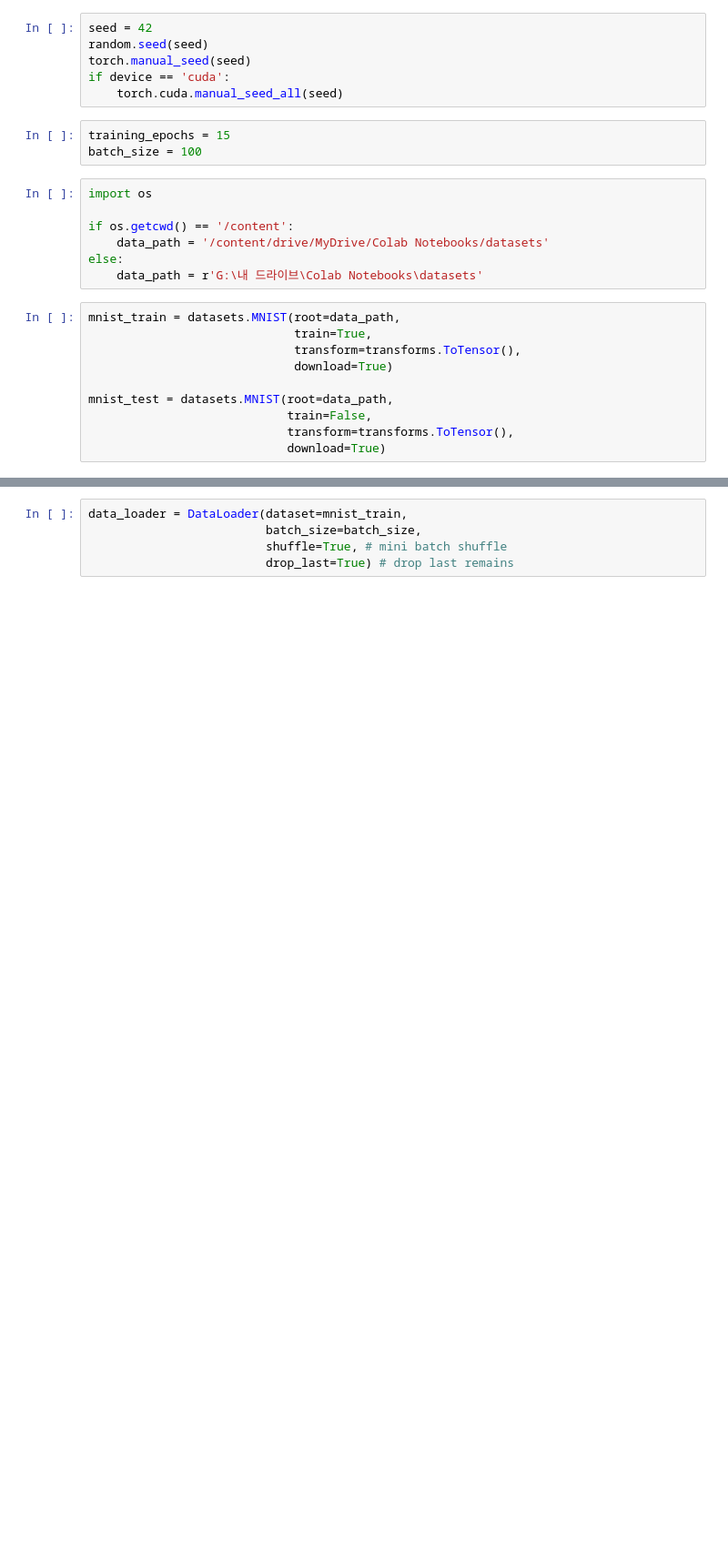
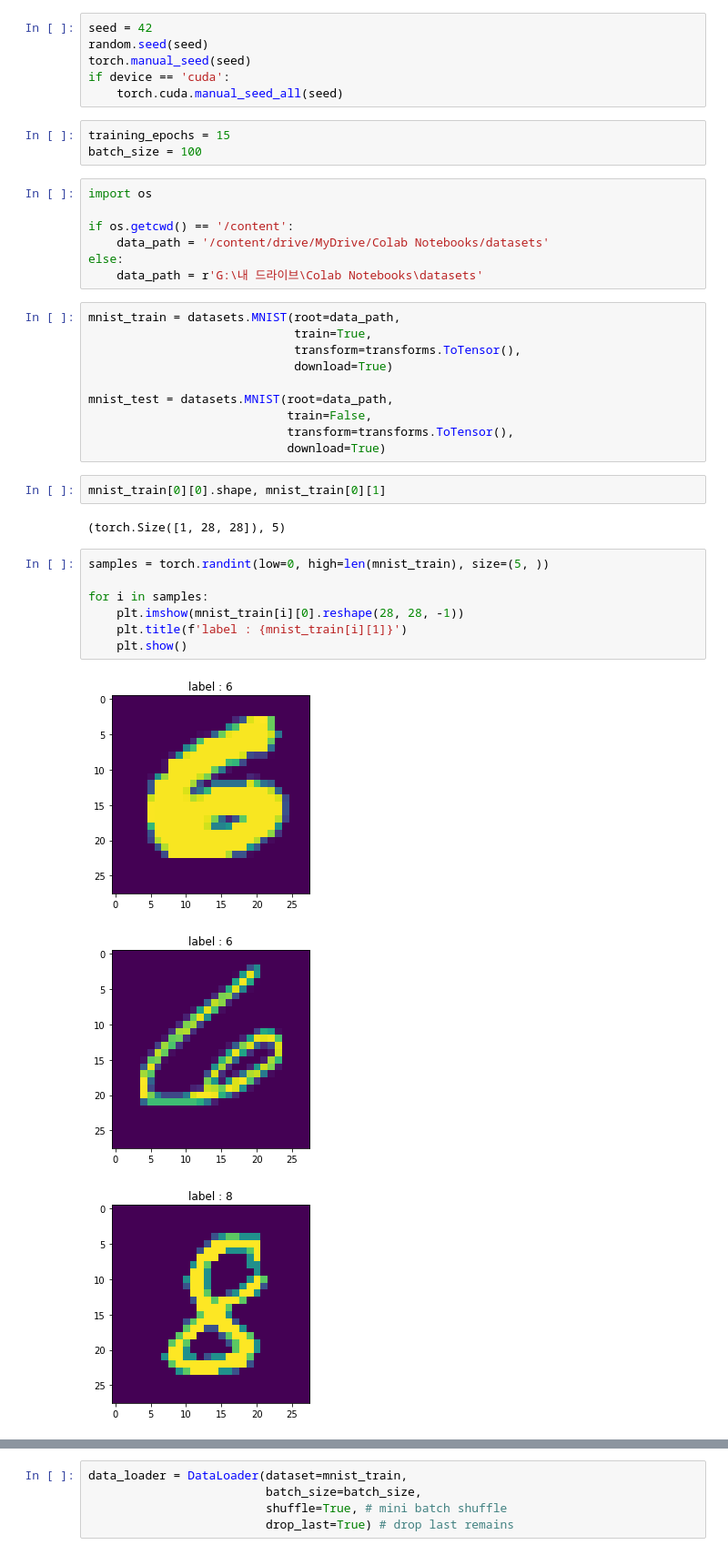
Before and after one commit to uberphoebus/study, a Jupyter notebook: pytorch-basic/pytorch-deeplearning-intro-wikidocs/05. softmax-regression.ipynb, the cells around one changed output, grey strips where cells are left out. Shown at 91% size. Drawn from its saved outputs; the diff is of its cells as text; blank space fills up the shorter version.

```diff
--- a/pytorch-basic/pytorch-deeplearning-intro-wikidocs/05. softmax-regression.ipynb
+++ b/pytorch-basic/pytorch-deeplearning-intro-wikidocs/05. softmax-regression.ipynb
@@ -295,3 +296,18 @@ mnist_test = datasets.MNIST(root=data_path,
                             train=False,
                             transform=transforms.ToTensor(),
                             download=True)
+# %%
+mnist_train[0][0].shape, mnist_train[0][1]
+# %% [output]
+(torch.Size([1, 28, 28]), 5)
+# %%
+samples = torch.randint(low=0, high=len(mnist_train), size=(5, ))
+
+for i in samples:
+    plt.imshow(mnist_train[i][0].reshape(28, 28, -1))
+    plt.title(f'label : {mnist_train[i][1]}')
+    plt.show()
+# %% [output]
+[figure, added]
+[figure, added]
+[figure, added]
```
Also changed, not shown: parts of 9 cells of this notebook.
